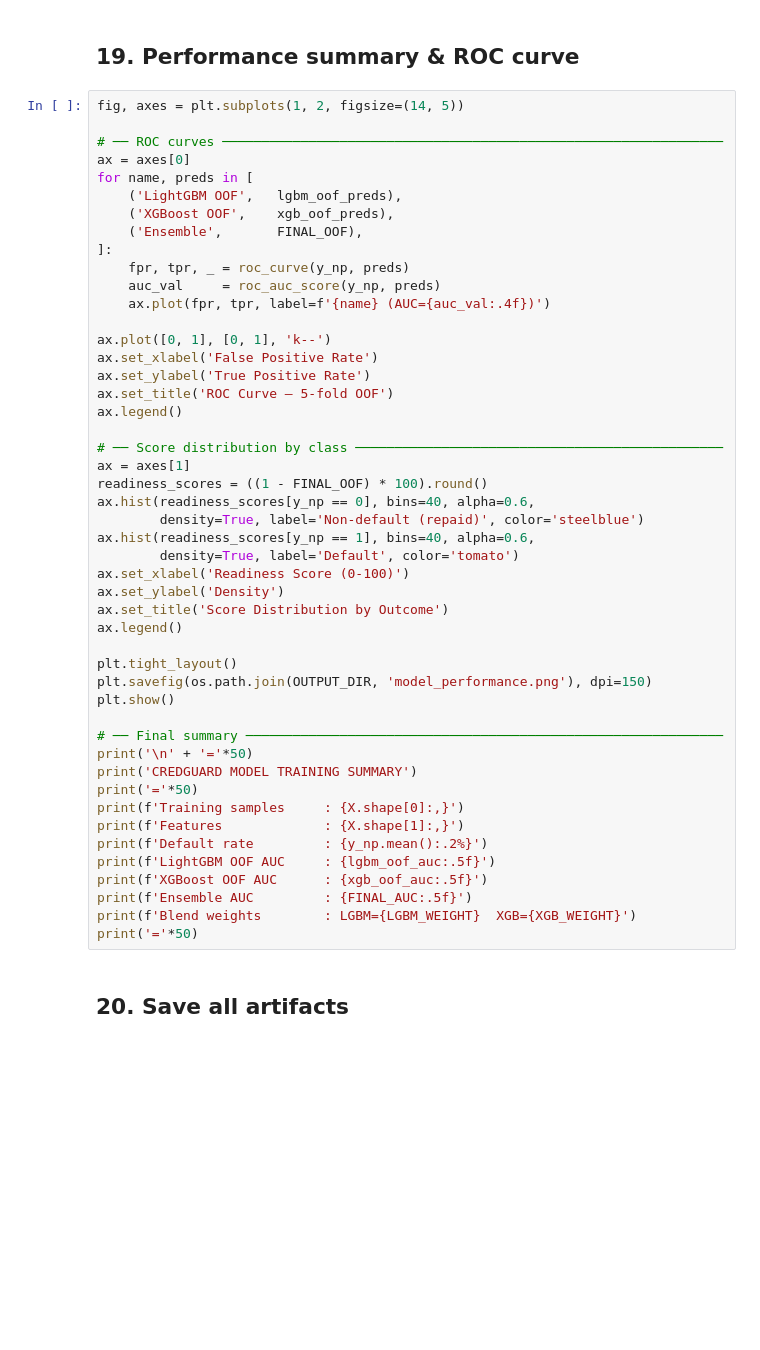
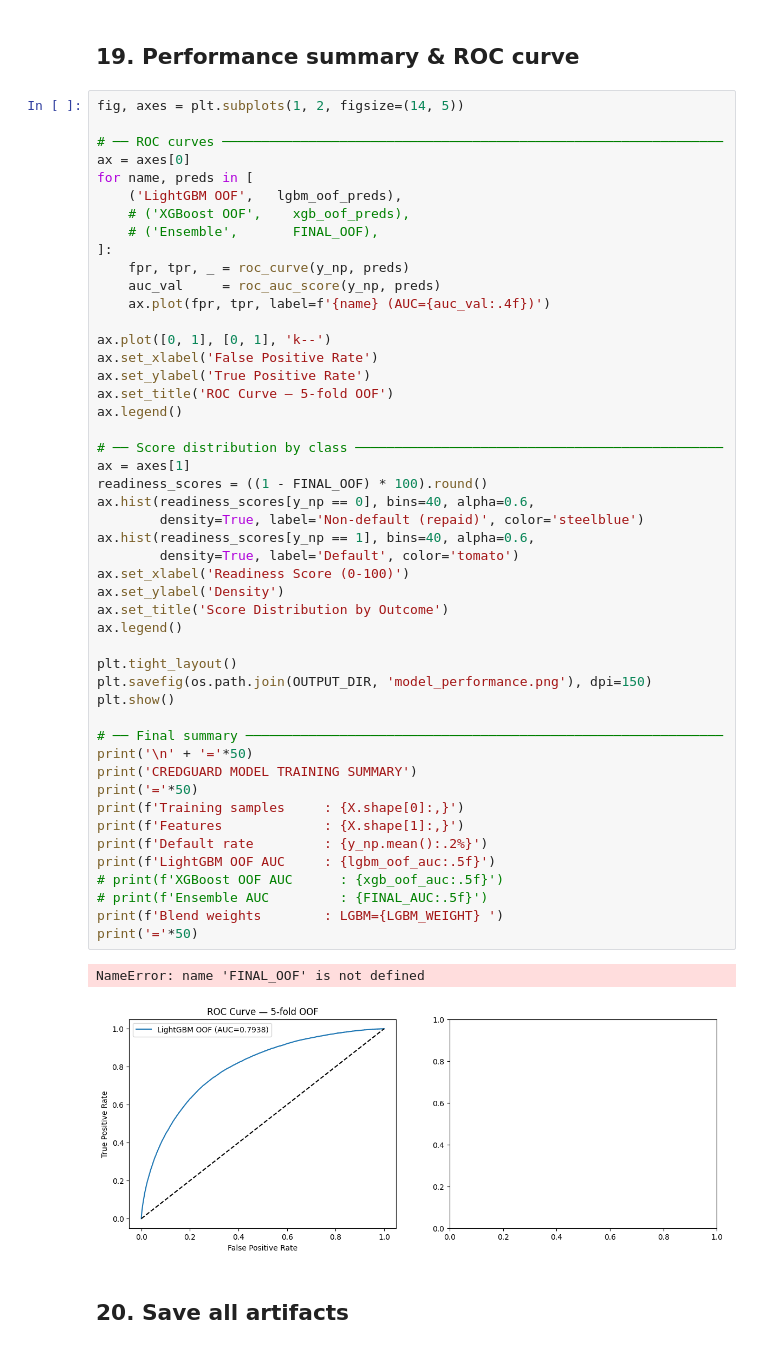
Before and after one commit to Sami210105/CredGuard-AI, a Jupyter notebook: notebooks/credguard_training.ipynb, the cells around one changed output. Cells and saved outputs as stored; diff of their text form; blank space fills up the shorter version.

```diff
--- a/notebooks/credguard_training.ipynb
+++ b/notebooks/credguard_training.ipynb
@@ -931,8 +999,8 @@ fig, axes = plt.subplots(1, 2, figsize=(14, 5))
 ax = axes[0]
 for name, preds in [
     ('LightGBM OOF',   lgbm_oof_preds),
-    ('XGBoost OOF',    xgb_oof_preds),
-    ('Ensemble',       FINAL_OOF),
+    # ('XGBoost OOF',    xgb_oof_preds),
+    # ('Ensemble',       FINAL_OOF),
 ]:
     fpr, tpr, _ = roc_curve(y_np, preds)
     auc_val     = roc_auc_score(y_np, preds)
@@ -942,36 +1010,39 @@ ax.plot([0, 1], [0, 1], 'k--')
 ax.set_xlabel('False Positive Rate')
 ax.set_ylabel('True Positive Rate')
 ax.set_title('ROC Curve — 5-fold OOF')
 ax.legend()
 
 # ── Score distribution by class ───────────────────────────────────────────────
 ax = axes[1]
 readiness_scores = ((1 - FINAL_OOF) * 100).round()
 ax.hist(readiness_scores[y_np == 0], bins=40, alpha=0.6,
         density=True, label='Non-default (repaid)', color='steelblue')
 ax.hist(readiness_scores[y_np == 1], bins=40, alpha=0.6,
         density=True, label='Default', color='tomato')
 ax.set_xlabel('Readiness Score (0-100)')
 ax.set_ylabel('Density')
 ax.set_title('Score Distribution by Outcome')
 ax.legend()
 
 plt.tight_layout()
 plt.savefig(os.path.join(OUTPUT_DIR, 'model_performance.png'), dpi=150)
 plt.show()
 
 # ── Final summary ─────────────────────────────────────────────────────────────
 print('\n' + '='*50)
 print('CREDGUARD MODEL TRAINING SUMMARY')
 print('='*50)
 print(f'Training samples     : {X.shape[0]:,}')
 print(f'Features             : {X.shape[1]:,}')
 print(f'Default rate         : {y_np.mean():.2%}')
 print(f'LightGBM OOF AUC     : {lgbm_oof_auc:.5f}')
-print(f'XGBoost OOF AUC      : {xgb_oof_auc:.5f}')
-print(f'Ensemble AUC         : {FINAL_AUC:.5f}')
-print(f'Blend weights        : LGBM={LGBM_WEIGHT}  XGB={XGB_WEIGHT}')
+# print(f'XGBoost OOF AUC      : {xgb_oof_auc:.5f}')
+# print(f'Ensemble AUC         : {FINAL_AUC:.5f}')
+print(f'Blend weights        : LGBM={LGBM_WEIGHT} ')
 print('='*50)
+# %% [output]
+NameError: name 'FINAL_OOF' is not defined
+[figure, added]
 # %% [markdown]
 ## 20. Save all artifacts
 # %%
```
Also changed, not shown: parts of 7 cells of this notebook, 18 other files.
